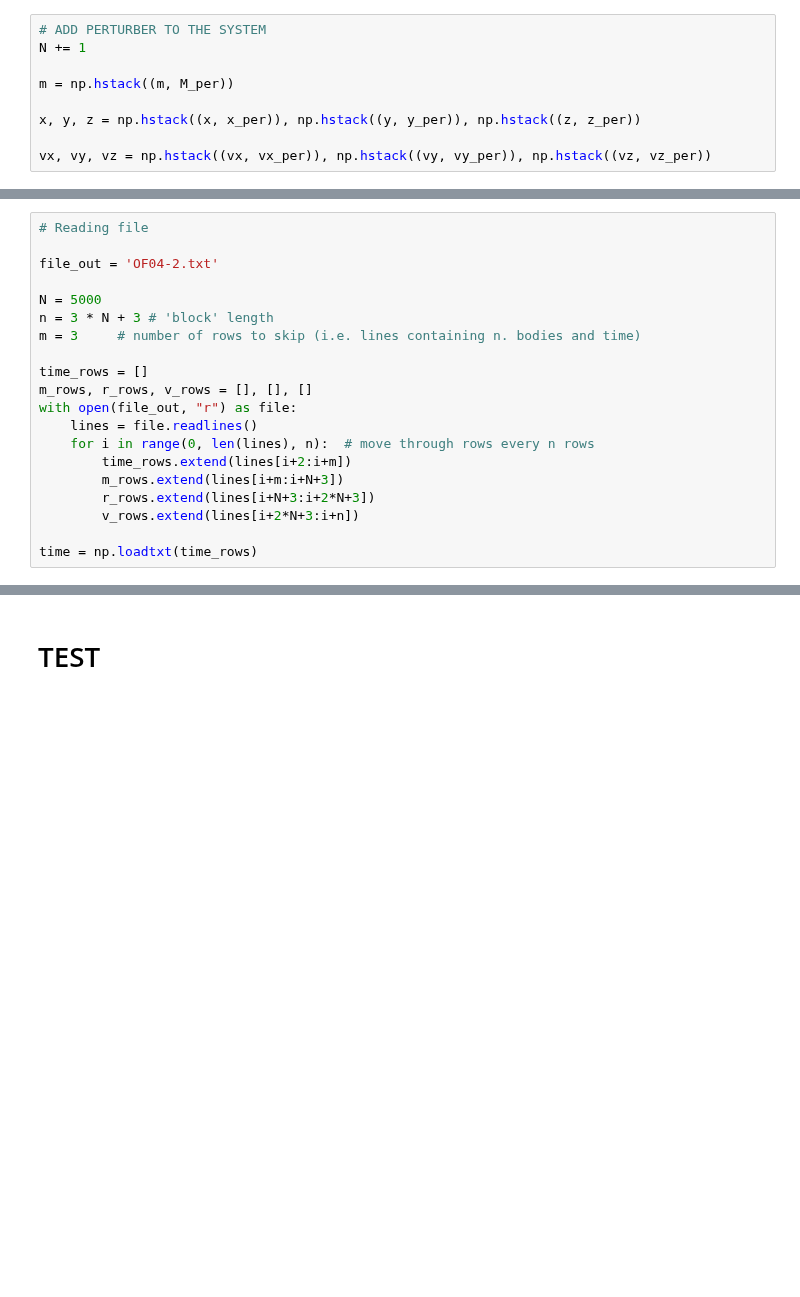
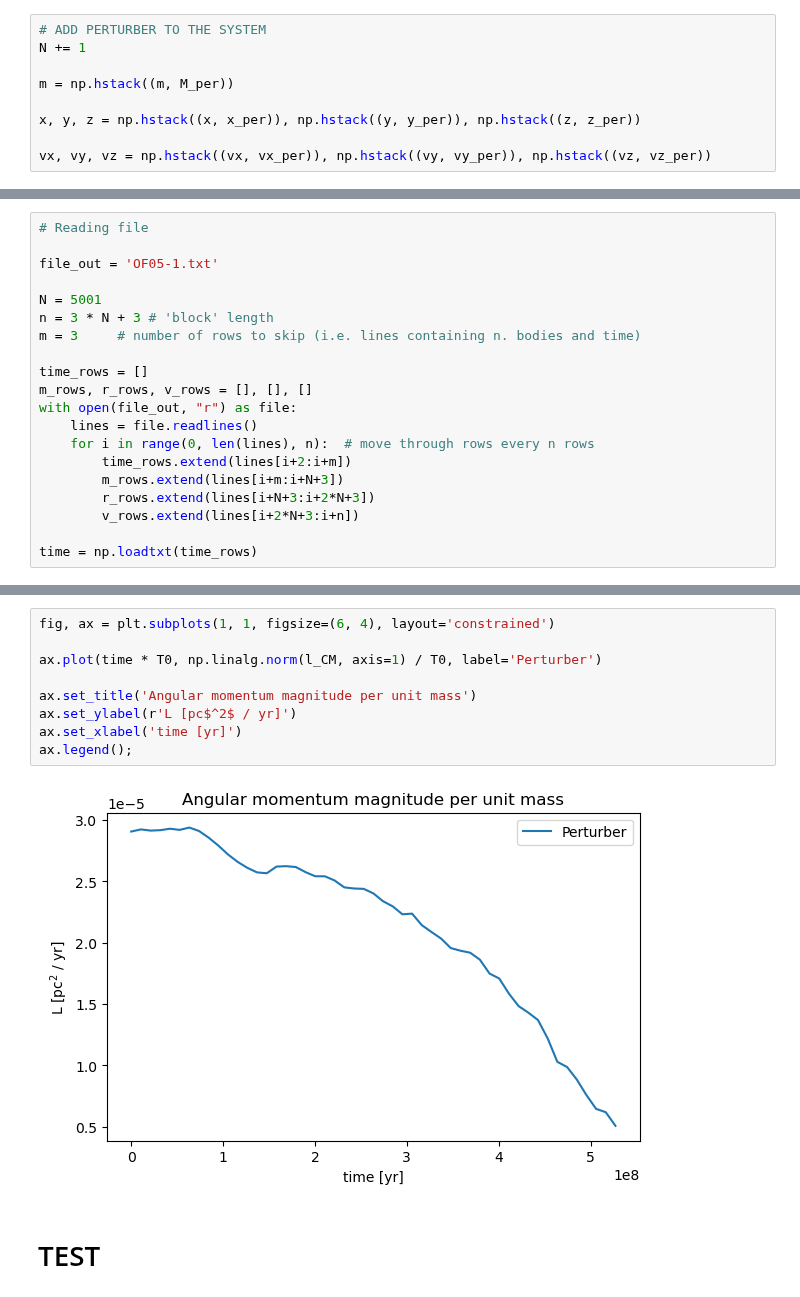
Before and after one commit to RoccoGiugni/DoSS-24-25, a Jupyter notebook: PS05/PS05.ipynb, the cells around one changed output, grey strips where cells are left out. Drawn from its saved outputs; the diff is of its cells as text; blank space fills up the shorter version.

```diff
--- a/PS05/PS05.ipynb
+++ b/PS05/PS05.ipynb
@@ -223,9 +232,9 @@ IF01 doesn't contain the right set up for perturber: first check the radius of t
 # %%
 # Reading file
 
-file_out = 'OF04-2.txt'
+file_out = 'OF05-1.txt'
 
-N = 5000
+N = 5001
 n = 3 * N + 3 # 'block' length
 m = 3     # number of rows to skip (i.e. lines containing n. bodies and time)
 
@@ -328,3 +336,14 @@ plt.show()
+# %%
+fig, ax = plt.subplots(1, 1, figsize=(6, 4), layout='constrained')
+
+ax.plot(time * T0, np.linalg.norm(l_CM, axis=1) / T0, label='Perturber')
+
+ax.set_title('Angular momentum magnitude per unit mass')
+ax.set_ylabel(r'L [pc$^2$ / yr]')
+ax.set_xlabel('time [yr]')
+ax.legend();
+# %% [output]
+[figure, added]
 # %% [markdown]
 # TEST
 # %%
```
Also changed, not shown: parts of 16 cells of this notebook, 1 other file.
